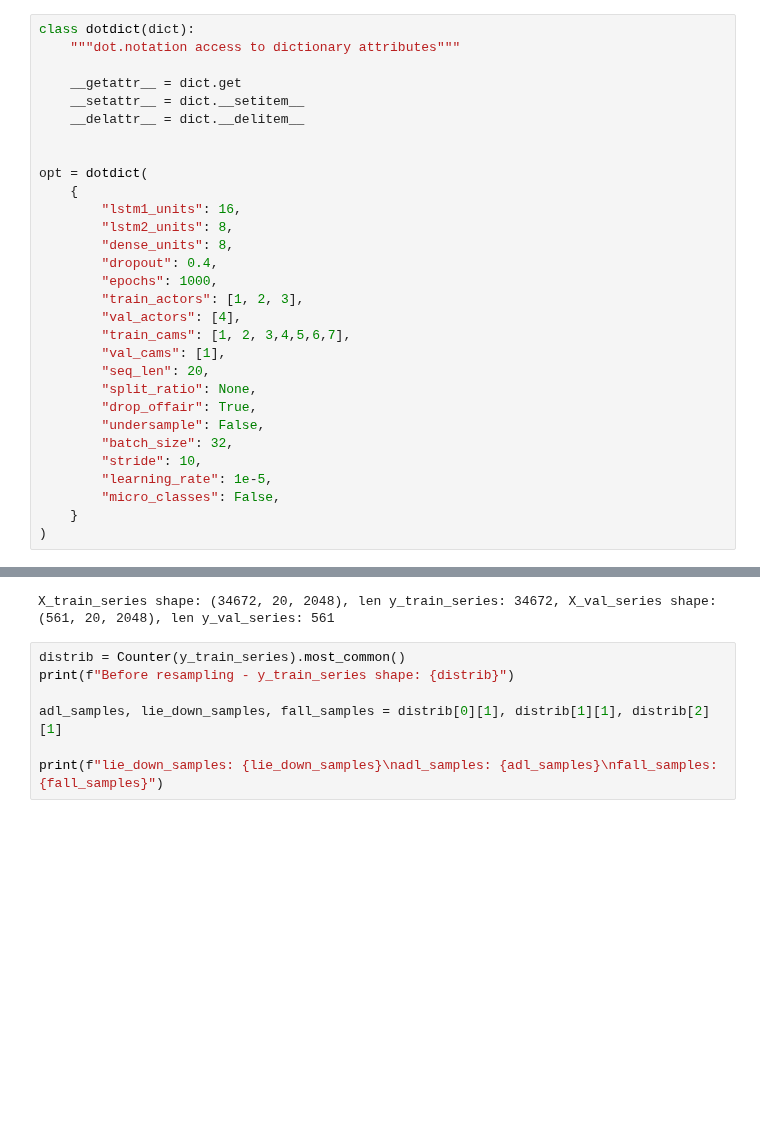
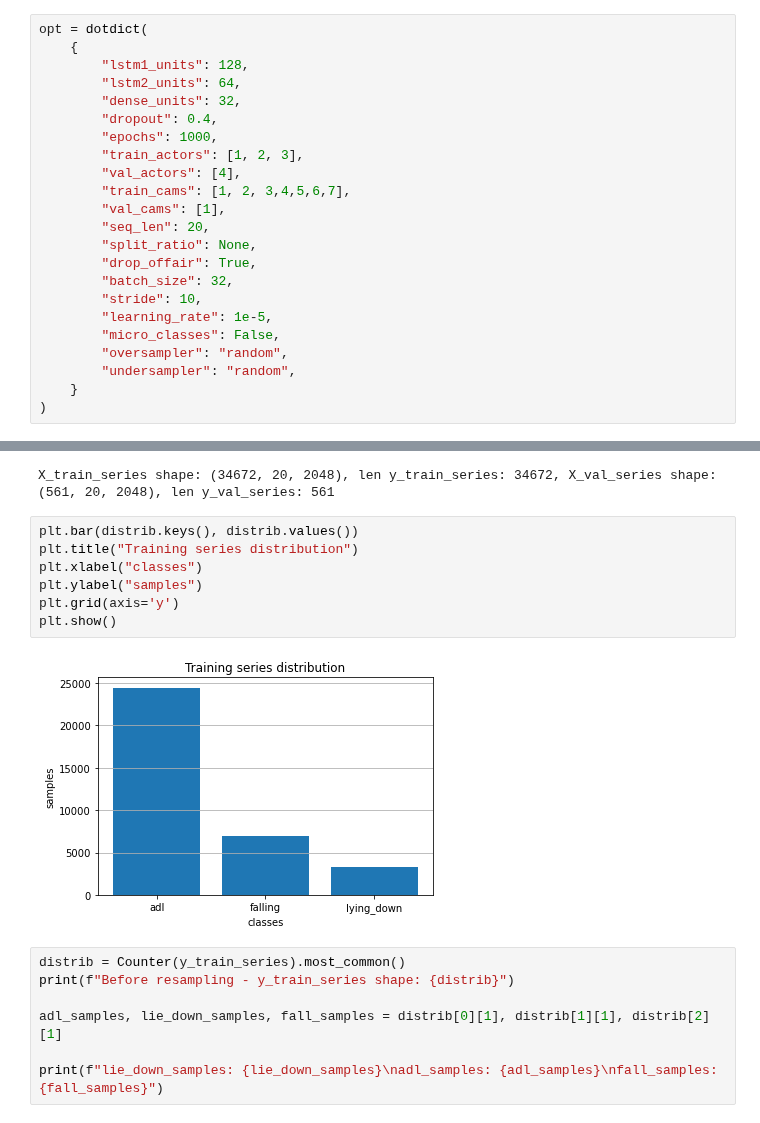
Before and after one commit to Andrea-Apicella/ALT_Frailty_WP8, a Jupyter notebook: wp8/train.ipynb, the cells around one changed output, grey strips where cells are left out. Cells and saved outputs as stored; diff of their text form; blank space fills up the shorter version.

```diff
--- a/wp8/train.ipynb
+++ b/wp8/train.ipynb
@@ -49,17 +58,9 @@ tf.random.set_seed(hash("by removing stochasticity") % 2**32 - 1)
 # %%
-class dotdict(dict):
-    """dot.notation access to dictionary attributes"""
-
-    __getattr__ = dict.get
-    __setattr__ = dict.__setitem__
-    __delattr__ = dict.__delitem__
-
-
 opt = dotdict(
     {
-        "lstm1_units": 16,
-        "lstm2_units": 8,
-        "dense_units": 8,
+        "lstm1_units": 128,
+        "lstm2_units": 64,
+        "dense_units": 32,
         "dropout": 0.4,
         "epochs": 1000,
         "train_actors": [1, 2, 3],
@@ -69,10 +70,11 @@ opt = dotdict(
         "seq_len": 20,
         "split_ratio": None,
         "drop_offair": True,
-        "undersample": False,
         "batch_size": 32,
         "stride": 10,
         "learning_rate": 1e-5,
         "micro_classes": False,
+        "oversampler": "random",
+        "undersampler": "random",
     }
 )
@@ -99,6 +103,15 @@ Classes mapping:
 Class distribution:
 Counter({'adl': 24433, 'falling': 6903, 'lying_down': 3336})
 X_train_series shape: (34672, 20, 2048), len y_train_series: 34672, X_val_series shape: (561, 20, 2048), len y_val_series: 561
+# %%
+plt.bar(distrib.keys(), distrib.values())
+plt.title("Training series distribution")
+plt.xlabel("classes")
+plt.ylabel("samples")
+plt.grid(axis='y')
+plt.show()
+# %% [output]
+[figure, added]
 # %%
 distrib = Counter(y_train_series).most_common()
 print(f"Before resampling - y_train_series shape: {distrib}")
```
Also changed, not shown: parts of 18 cells of this notebook, 3 other files.
